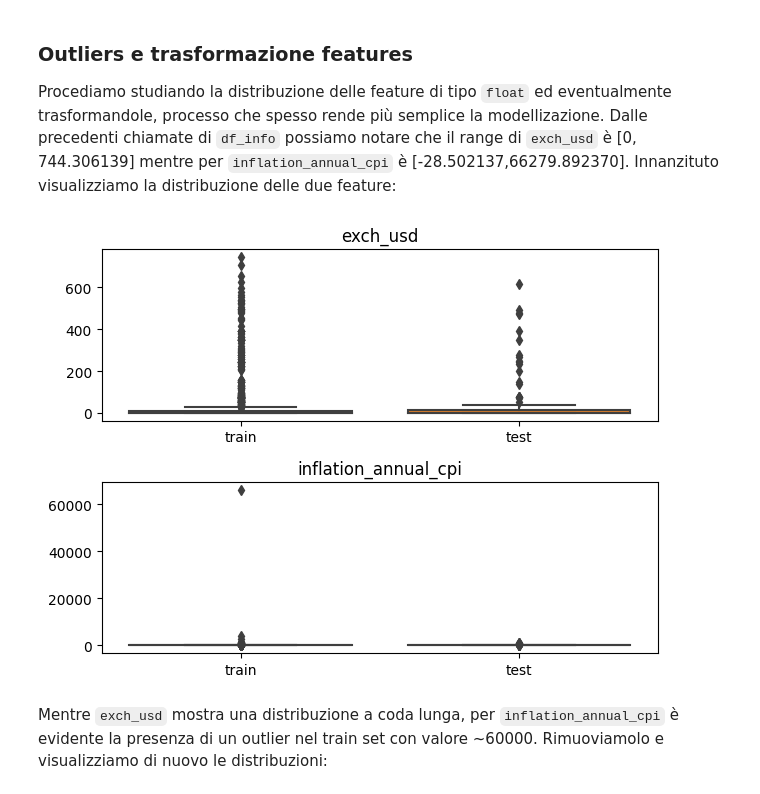
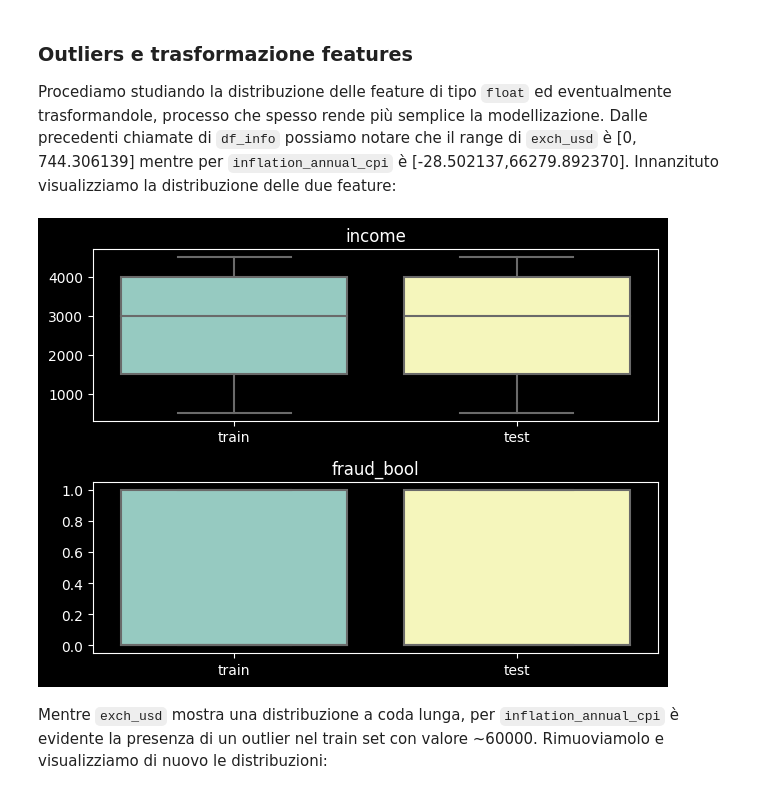
Before and after one commit to DLBD-Department/Python-Data-Science, a Jupyter notebook: Day2-Pandas/E2E-Pandas.ipynb, the cells around one changed output. Saved outputs shown, nothing was run; the diff lists cells and outputs as text; code cells hidden in the pictures.

Commit message:
[FEAT] Final version, text needs modifications

```diff
--- a/Day2-Pandas/E2E-Pandas.ipynb
+++ b/Day2-Pandas/E2E-Pandas.ipynb
@@ -365,0 +356,11 @@ Ora non abbiamo più valori mancanti.
+# %%
+from imblearn.under_sampling import InstanceHardnessThreshold
+
+y_cols = ["fraud_bool"]
+X_cols  = df_train.drop(columns=y_cols).columns
+
+X_train, y_train = x_y_split(df_train, X_cols, y_cols)
+X_test, y_test = x_y_split(df_test, X_cols, y_cols)
+# %%
+iht = InstanceHardnessThreshold(n_jobs=-1, random_state=42)
+X_train, y_train = iht.fit_resample(X_train, y_train)
@@ -365,0 +374,2 @@ Ora non abbiamo più valori mancanti.
+# %%
+X_test, y_test = iht.fit_resample(X_test, y_test)
@@ -366,3 +383,6 @@ Ora non abbiamo più valori mancanti.
+# %%
+df_train = pd.concat([X_train, y_train], axis=1)
+df_test = pd.concat([X_test, y_test], axis=1)
 # %% [markdown]
 ### Outliers e trasformazione features
 
@@ -372,17 +392,17 @@ Innanzituto visualizziamo la distribuzione delle due feature:
 # %%
 import matplotlib.pyplot as plt
 import seaborn as sns
 
 fig, axs = plt.subplots(2)
-sns.boxplot([df_train["exch_usd"],df_test["exch_usd"]], ax=axs[0])
-sns.boxplot([df_train["inflation_annual_cpi"],df_test["inflation_annual_cpi"]], ax=axs[1])
-axs[0].title.set_text("exch_usd")
-axs[1].title.set_text("inflation_annual_cpi")
+sns.boxplot([df_train["income"],df_test["income"]], ax=axs[0])
+sns.boxplot([df_train["fraud_bool"],df_test["fraud_bool"]], ax=axs[1])
+axs[0].title.set_text("income")
+axs[1].title.set_text("fraud_bool")
 axs[0].set_xticks(ticks=[0,1],labels=["train","test"])
 axs[1].set_xticks(ticks=[0,1],labels=["train","test"])
 plt.tight_layout()
 # %% [output]
-[figure, old version]
+[figure, new version]
 # %% [markdown]
 Mentre `exch_usd` mostra una distribuzione a coda lunga, per `inflation_annual_cpi` è evidente la presenza di un outlier nel train set con valore ~60000. Rimuoviamolo e visualizziamo di nuovo le distribuzioni:
 # %%
```
Also changed, not shown: parts of 35 cells of this notebook, 17 other files.
